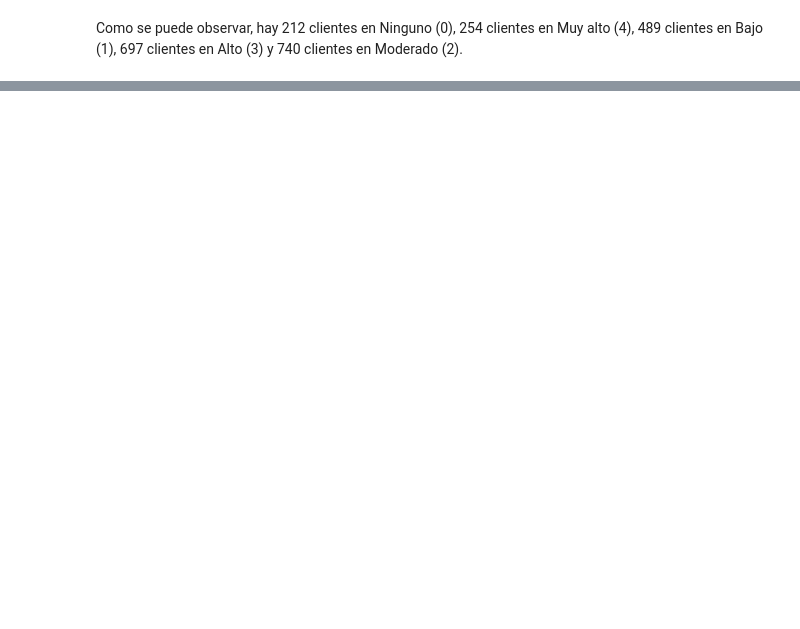
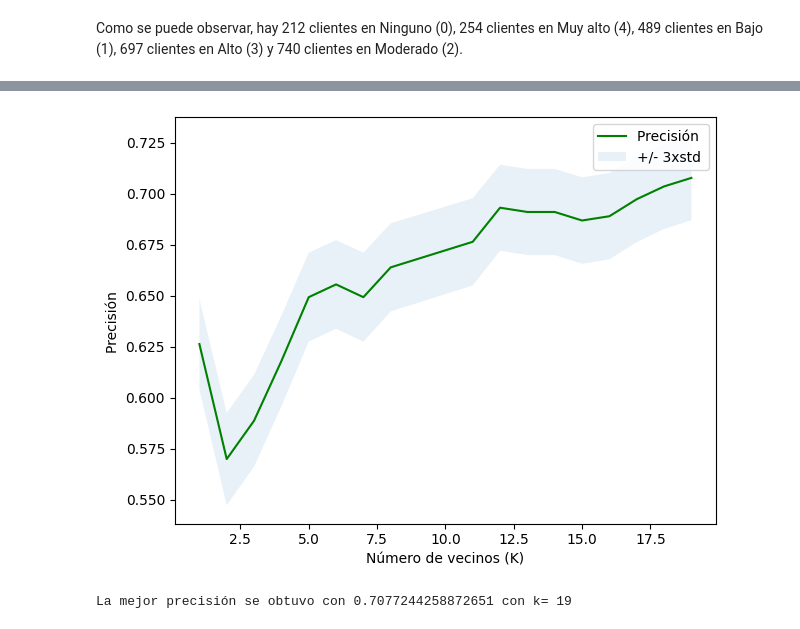
Before and after one commit to DiegoAraneda98/TPCD-Tarea-3, a Jupyter notebook: Tarea3.ipynb, the cells around one changed output, grey strips where cells are left out. Drawn from its saved outputs; the diff is of its cells as text; code cells hidden in the pictures; blank space fills up the shorter version.

```diff
--- a/Tarea3.ipynb
+++ b/Tarea3.ipynb
@@ -82,0 +201,4 @@ Como se puede observar, hay 212 clientes en Ninguno (0), 254 clientes en Muy alt
+# %%
+X_entrena, X_prueba, y_entrena, y_prueba = train_test_split( X, y, test_size=0.2, random_state=4)
+print ('Conjunto de Entrenamiento set:', X_entrena.shape,  y_entrena.shape)
+print ('Conjunto de Prueba:', X_prueba.shape,  y_prueba.shape)
@@ -82,0 +210,7 @@ Como se puede observar, hay 212 clientes en Ninguno (0), 254 clientes en Muy alt
+# %%
+k = 9
+
+# Crear y entrenar el modelo y pronosticar
+vecino = KNeighborsClassifier(n_neighbors = k)
+vecino.fit(X_entrena,y_entrena)
+vecino
@@ -82,0 +219,3 @@ Como se puede observar, hay 212 clientes en Ninguno (0), 254 clientes en Muy alt
+# %%
+y_hat = vecino.predict(X_prueba)
+y_hat[0:5]
@@ -82,0 +230,14 @@ Como se puede observar, hay 212 clientes en Ninguno (0), 254 clientes en Muy alt
+# %%
+Ks = 20
+prec_promedio = np.zeros((Ks-1))
+prec_estandar = np.zeros((Ks-1))
+matriz_confusion = [];
+for n in range(1,Ks):
+    # Entrena el modelo y pronostica
+    vecino_n = KNeighborsClassifier(n_neighbors = n).fit(X_entrena,y_entrena)
+    y_hat=vecino_n.predict(X_prueba)
+    prec_promedio[n-1] = metrics.accuracy_score(y_prueba, y_hat)
+    prec_estandar[n-1] = np.std(y_hat==y_prueba)/np.sqrt(y_hat.shape[0])
+
+print('Precisión promedio: ',prec_promedio)
+print('Precisión desviación estándar: ',prec_estandar)
@@ -82,0 +253,14 @@ Como se puede observar, hay 212 clientes en Ninguno (0), 254 clientes en Muy alt
+# %%
+plt.plot(range(1,Ks),prec_promedio,'g')
+plt.fill_between(range(1,Ks),prec_promedio - 1 * prec_estandar,prec_promedio + 1 * prec_estandar, alpha=0.10)
+plt.legend(('Precisión ', '+/- 3xstd'))
+plt.ylabel('Precisión ')
+plt.xlabel('Número de vecinos (K)')
+plt.tight_layout()
+plt.show()
+# %% [output]
+[figure, added]
+# %%
+print( "La mejor precisión se obtuvo con", prec_promedio.max(), "con k=", prec_promedio.argmax()+1)
+# %% [output]
+La mejor precisión se obtuvo con 0.7077244258872651 con k= 19
```
Also changed, not shown: parts of 15 cells of this notebook.
